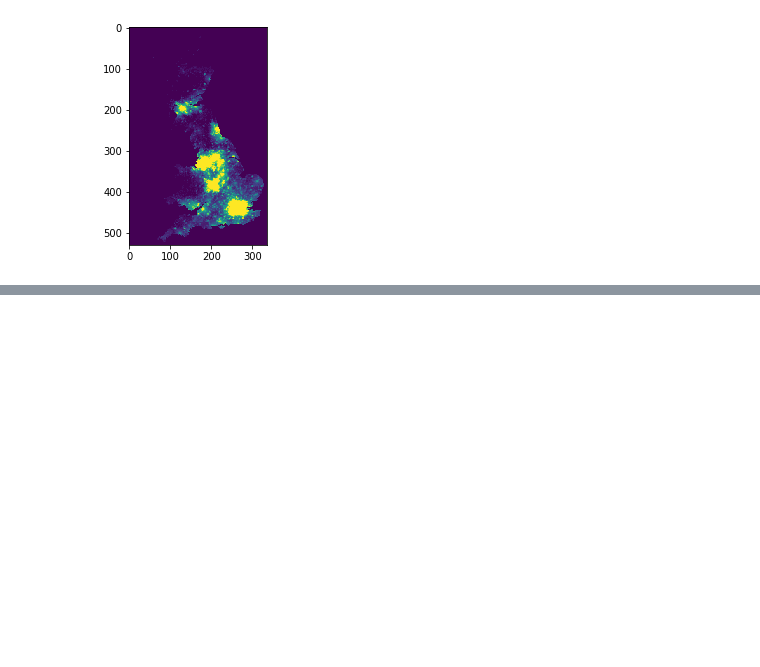
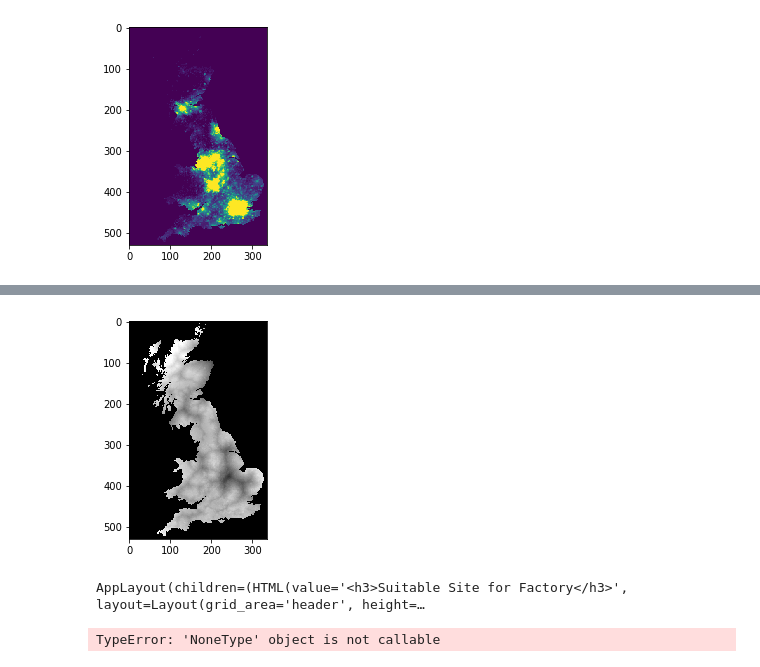
Before and after one commit to sebnyawalo/GEOG5003---Assignment-2, a Jupyter notebook: GEOG5003_Assignment_two.ipynb, the cells around one changed output, grey strips where cells are left out. Cells and saved outputs as stored; diff of their text form; code cells hidden in the pictures; blank space fills up the shorter version.

```diff
--- a/GEOG5003_Assignment_two.ipynb
+++ b/GEOG5003_Assignment_two.ipynb
@@ -113,0 +153,20 @@ AttributeError: 'NoneType' object has no attribute 'layout'
+# %%
+#  forms the GUI where user can adjust the weights and run the model again.
+#  to see different suitable sites slide the layers depending on the influence the layer should have in the final decision
+#  for example
+"""
+Geology at 60%
+Transport  at 20%
+Population at 20%
+and click on the execute the model.
+"""
+
+AppLayout(header=header,
+          left_sidebar=None,
+          center=plot_weighted_overlay_layer(),
+          right_sidebar=VBox([Geology,Transport,Population,Run]),
+          footer=None)
+# %% [output]
+[figure, added]
+AppLayout(children=(HTML(value='<h3>Suitable Site for Factory</h3>', layout=Layout(grid_area='header', height=…
+TypeError: 'NoneType' object is not callable
```
Also changed, not shown: parts of 17 cells of this notebook, 4 other files.
